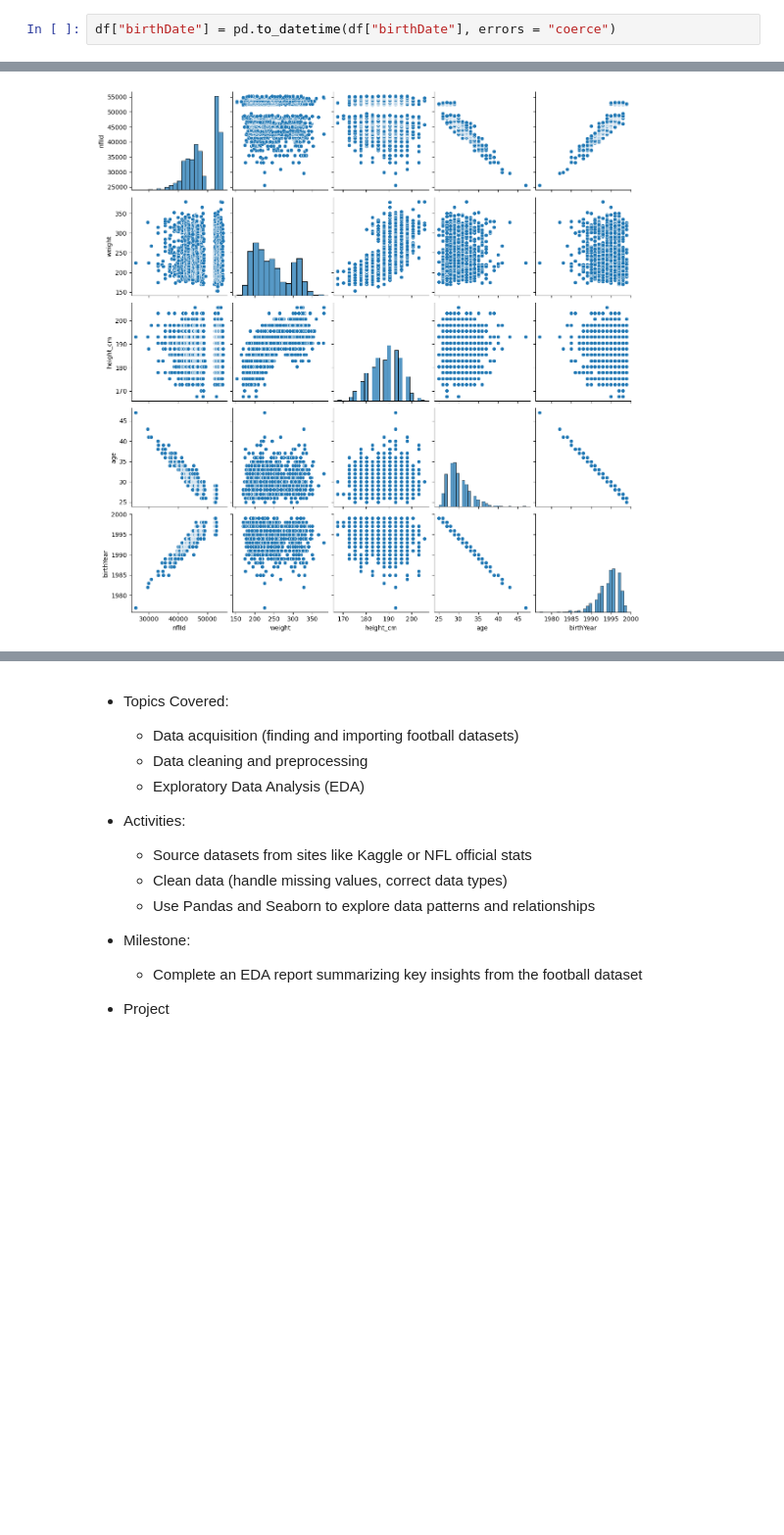
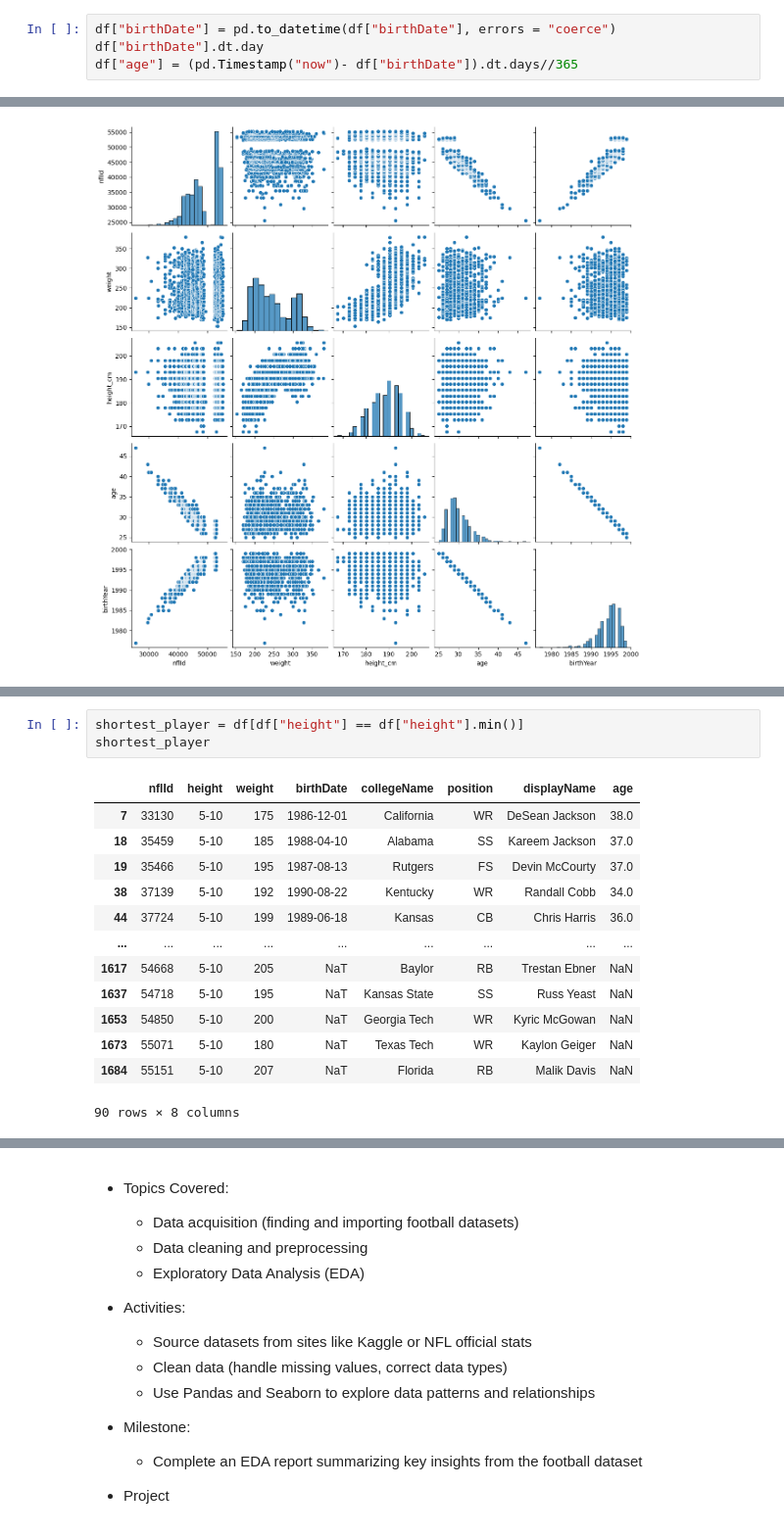
Before and after one commit to Aaryanshah428/NFL-Data-Analysis, a Jupyter notebook: analysis.ipynb, the cells around one changed output, grey strips where cells are left out. Shown at 98% size. Cells and saved outputs as stored; diff of their text form; blank space fills up the shorter version.

```diff
--- a/analysis.ipynb
+++ b/analysis.ipynb
@@ -194,6 +230,8 @@ plt.show()
 [figure]
 # %%
 df["birthDate"] = pd.to_datetime(df["birthDate"], errors = "coerce")
+df["birthDate"].dt.day
+df["age"] = (pd.Timestamp("now")- df["birthDate"]).dt.days//365
 # %%
 df.info()
 # %% [output]
@@ -259,0 +354,17 @@ sns.pairplot(df)
+# %%
+shortest_player = df[df["height"] == df["height"].min()]
+shortest_player
+# %% [output]
+|  | nflId | height | weight | birthDate | collegeName | position | displayName | age |
+| 7 | 33130 | 5-10 | 175 | 1986-12-01 | California | WR | DeSean Jackson | 38.0 |
+| 18 | 35459 | 5-10 | 185 | 1988-04-10 | Alabama | SS | Kareem Jackson | 37.0 |
+| 19 | 35466 | 5-10 | 195 | 1987-08-13 | Rutgers | FS | Devin McCourty | 37.0 |
+| 38 | 37139 | 5-10 | 192 | 1990-08-22 | Kentucky | WR | Randall Cobb | 34.0 |
+| 44 | 37724 | 5-10 | 199 | 1989-06-18 | Kansas | CB | Chris Harris | 36.0 |
+| ... | ... | ... | ... | ... | ... | ... | ... | ... |
+| 1617 | 54668 | 5-10 | 205 | NaT | Baylor | RB | Trestan Ebner | NaN |
+| 1637 | 54718 | 5-10 | 195 | NaT | Kansas State | SS | Russ Yeast | NaN |
+| 1653 | 54850 | 5-10 | 200 | NaT | Georgia Tech | WR | Kyric McGowan | NaN |
+| 1673 | 55071 | 5-10 | 180 | NaT | Texas Tech | WR | Kaylon Geiger | NaN |
+| 1684 | 55151 | 5-10 | 207 | NaT | Florida | RB | Malik Davis | NaN |
+90 rows × 8 columns
```
Also changed, not shown: parts of 29 cells of this notebook.
